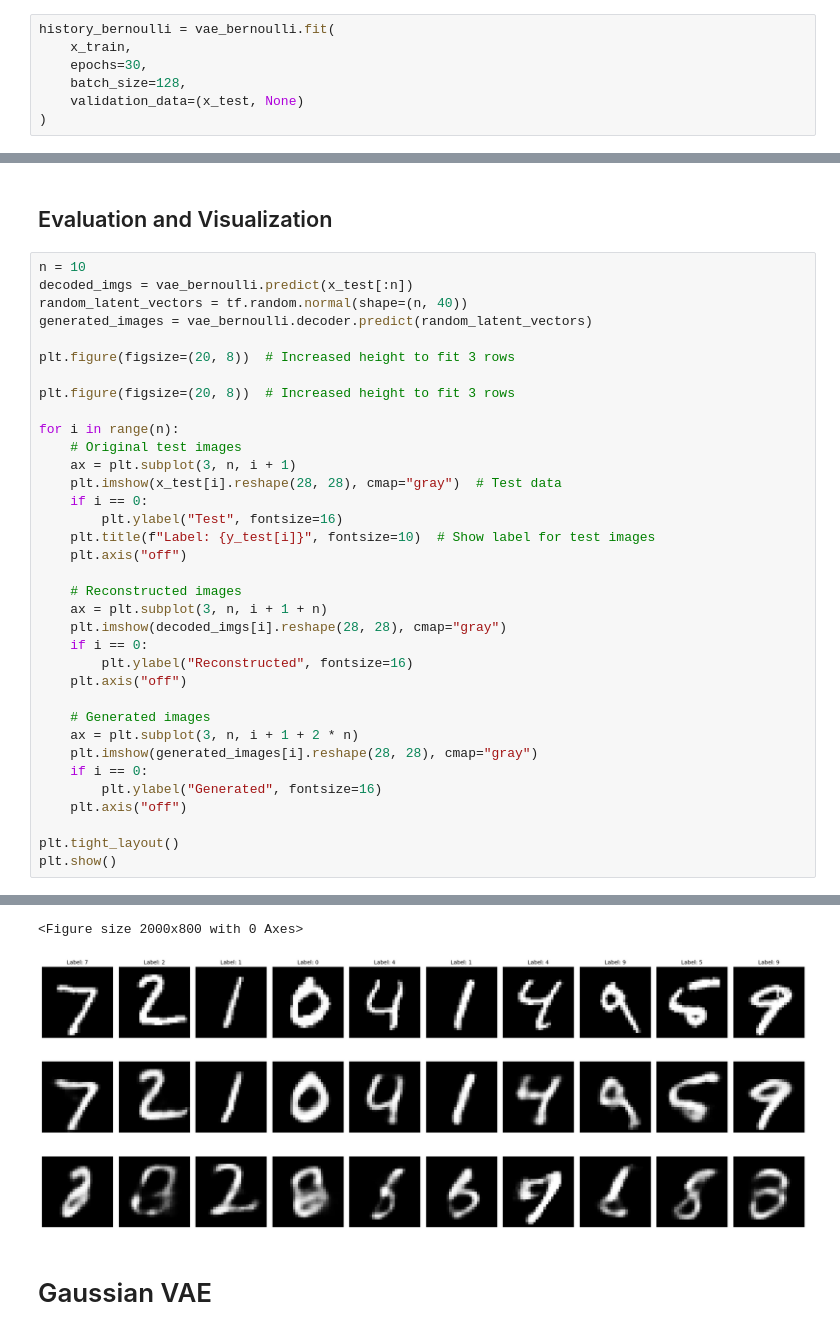
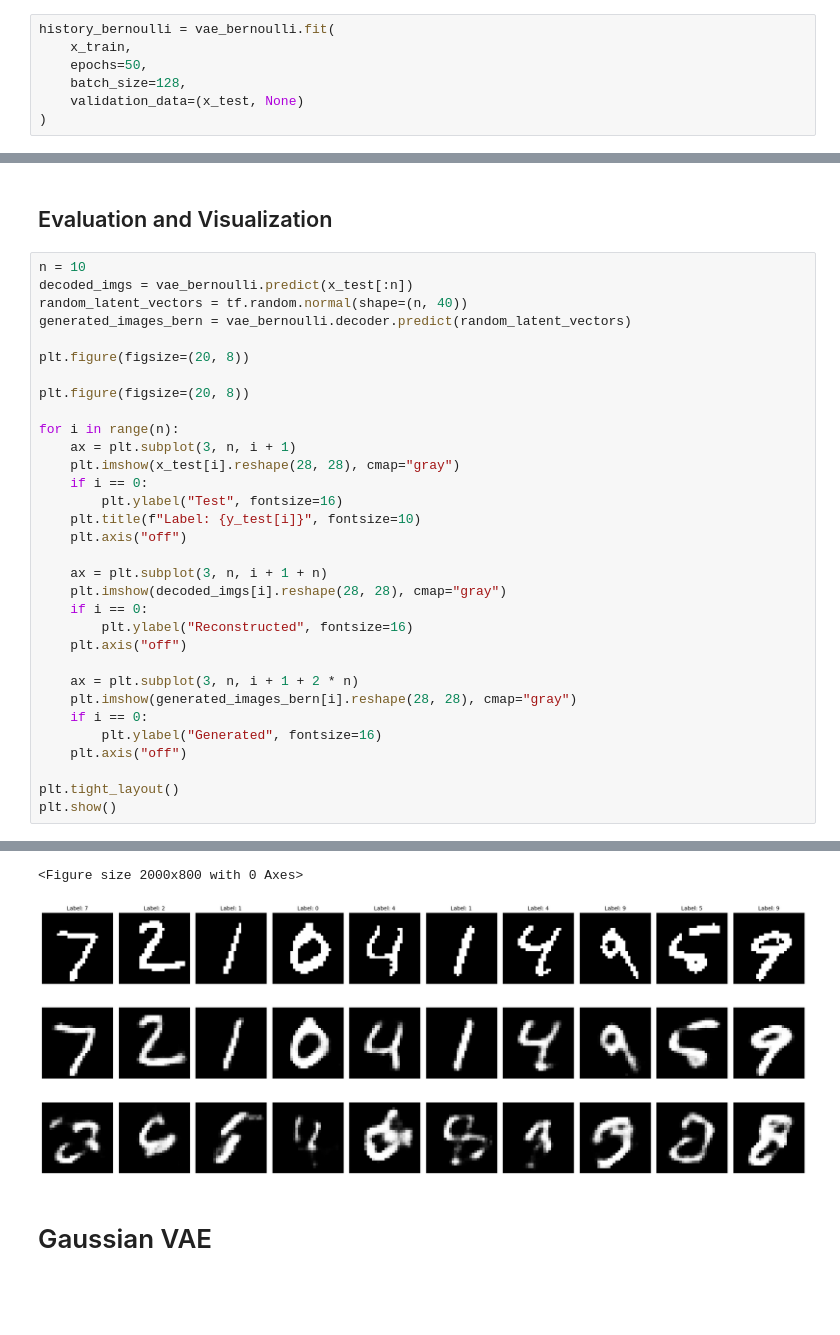
Before and after one commit to diegocerretti/ml, a Jupyter notebook: diegocerretti2024280040_dgm.ipynb, the cells around one changed output, grey strips where cells are left out. Saved outputs shown, nothing was run; the diff lists cells and outputs as text; blank space fills up the shorter version.

```diff
--- a/diegocerretti2024280040_dgm.ipynb
+++ b/diegocerretti2024280040_dgm.ipynb
@@ -151,7 +151,7 @@ vae_bernoulli.compile(optimizer="adam")
 # %%
 history_bernoulli = vae_bernoulli.fit(
     x_train,
-    epochs=30,
+    epochs=50,
     batch_size=128,
     validation_data=(x_test, None)
 )
@@ -179,31 +179,28 @@ Epoch 30/30
 n = 10
 decoded_imgs = vae_bernoulli.predict(x_test[:n])
 random_latent_vectors = tf.random.normal(shape=(n, 40))
-generated_images = vae_bernoulli.decoder.predict(random_latent_vectors)
+generated_images_bern = vae_bernoulli.decoder.predict(random_latent_vectors)
 
-plt.figure(figsize=(20, 8))  # Increased height to fit 3 rows
+plt.figure(figsize=(20, 8))
 
-plt.figure(figsize=(20, 8))  # Increased height to fit 3 rows
+plt.figure(figsize=(20, 8))
 
 for i in range(n):
-    # Original test images
     ax = plt.subplot(3, n, i + 1)
-    plt.imshow(x_test[i].reshape(28, 28), cmap="gray")  # Test data
+    plt.imshow(x_test[i].reshape(28, 28), cmap="gray")
     if i == 0:
         plt.ylabel("Test", fontsize=16)
-    plt.title(f"Label: {y_test[i]}", fontsize=10)  # Show label for test images
+    plt.title(f"Label: {y_test[i]}", fontsize=10)
     plt.axis("off")
 
-    # Reconstructed images
     ax = plt.subplot(3, n, i + 1 + n)
     plt.imshow(decoded_imgs[i].reshape(28, 28), cmap="gray")
     if i == 0:
         plt.ylabel("Reconstructed", fontsize=16)
     plt.axis("off")
 
-    # Generated images
     ax = plt.subplot(3, n, i + 1 + 2 * n)
-    plt.imshow(generated_images[i].reshape(28, 28), cmap="gray")
+    plt.imshow(generated_images_bern[i].reshape(28, 28), cmap="gray")
     if i == 0:
         plt.ylabel("Generated", fontsize=16)
     plt.axis("off")
@@ -216,5 +213,5 @@ plt.show()
 <Figure size 2000x800 with 0 Axes>
-[figure, old version]
+[figure, new version]
 # %% [markdown]
 # Gaussian VAE
 # %% [markdown]
```
Also changed, not shown: parts of 17 cells of this notebook.
